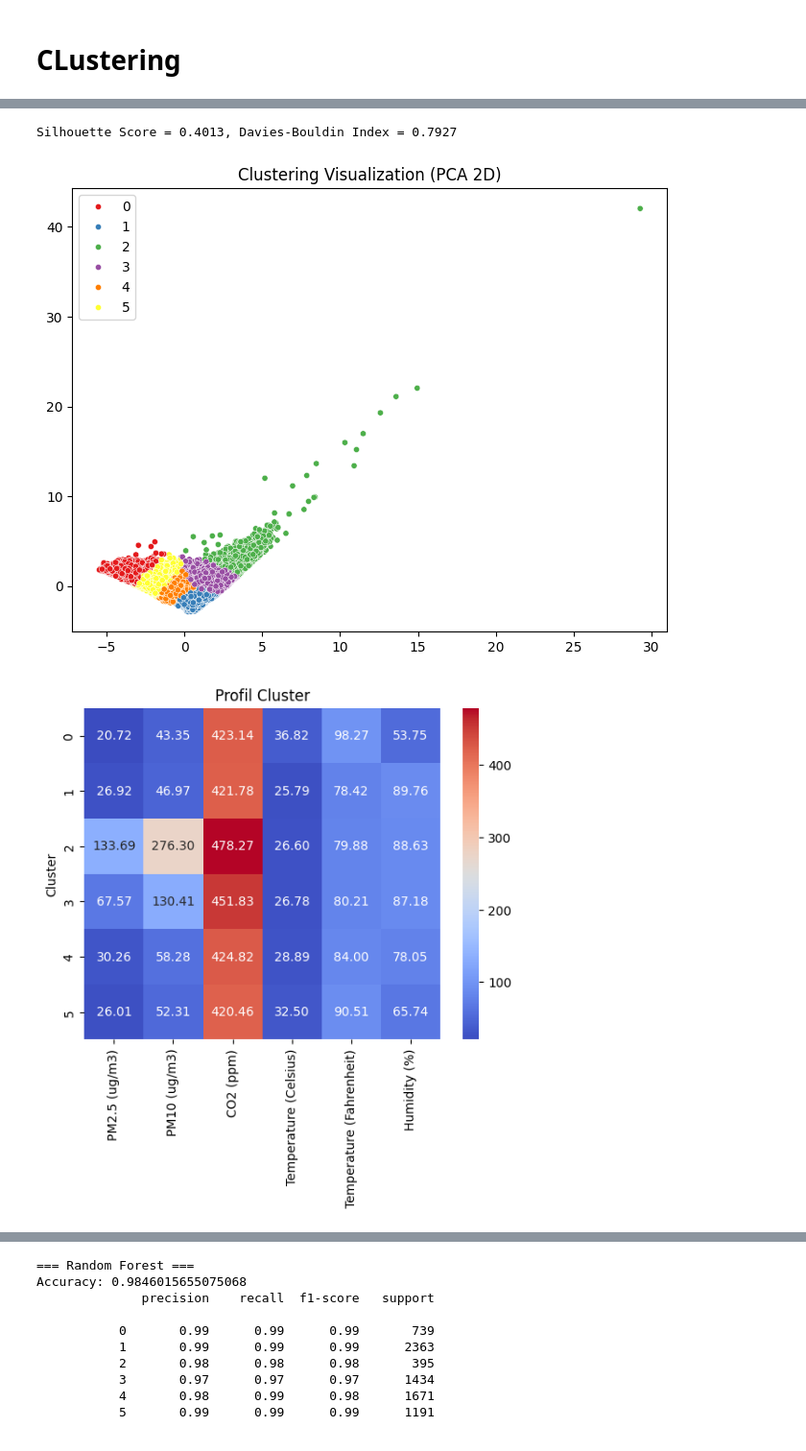
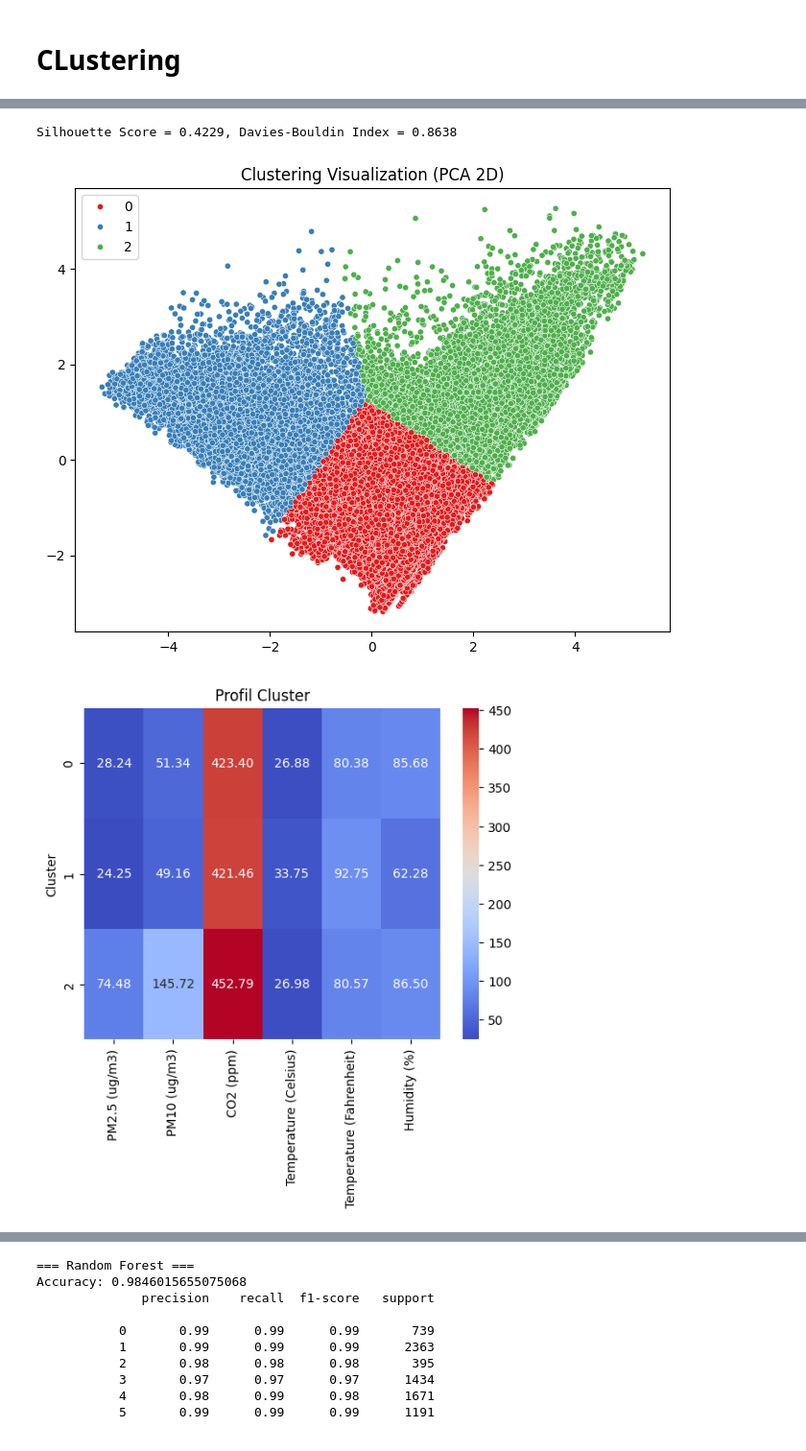
Before and after one commit to muhammadzuama/AirQualityCluster, a Jupyter notebook: fix/kmenas2pca.ipynb, the cells around one changed output, grey strips where cells are left out. Shown at 96% size. Drawn from its saved outputs; the diff is of its cells as text; code cells hidden in the pictures.

```diff
--- a/fix/kmenas2pca.ipynb
+++ b/fix/kmenas2pca.ipynb
@@ -93,3 +47,8 @@ Jumlah data akhir: 29565
+# %%
+from scipy import stats
+### Outlier Detection and Removal using Z-score
+z_scores = np.abs(stats.zscore(data))
+data_cleaned = data[(z_scores < 3).all(axis=1)]  # Keep only rows where all Z-scores < 3
 # %%
 print("Final shape setelah cleaning:", data_cleaned.shape)
 # %% [output]
@@ -111,15 +70,12 @@ from sklearn.model_selection import train_test_split
 import matplotlib.pyplot as plt
 import numpy as np
 
-# === 2. Split & Scaling ===
-X_train, X_test = train_test_split(data, test_size=0.2, random_state=42)
 scaler = StandardScaler()
-X_train_scaled = scaler.fit_transform(X_train)
-X_test_scaled  = scaler.transform(X_test)
+X_scaled = scaler.fit_transform(data_cleaned)
 
 # === PCA untuk semua komponen ===
 pca_full = PCA()  # tanpa n_components, supaya semua komponen dihitung
-X_train_pca_full = pca_full.fit_transform(X_train_scaled)
+X_train_pca_full = pca_full.fit_transform(X_scaled)
 
 # Plot cumulative explained variance
 plt.figure(figsize=(10, 6))
@@ -145,4 +90,7 @@ X_test_pca  = pca.transform(X_test_scaled)
 # %%
-print("Explained variance ratio:", pca.explained_variance_ratio_)
+pca = PCA(n_components=3)
+X_pca = pca.fit_transform(X_scaled)
+
+print("Explained variance ratio (2 components):", pca.explained_variance_ratio_)
 print("Total explained variance:", pca.explained_variance_ratio_.sum())
 # %% [output]
@@ -223,13 +171,12 @@ k=10, Silhouette Score=0.3751, Davies-Bouldin Index=0.7662
 # %%
 # === 4. KMeans Clustering ===
-k = 6  # bisa pakai hasil dari elbow/silhouette loop sebelumnya
+k = 3  # bisa pakai hasil dari elbow/silhouette loop sebelumnya
 kmeans = KMeans(n_clusters=k, random_state=42, n_init=10)
-train_clusters = kmeans.fit_predict(X_train_pca)
-test_clusters  = kmeans.predict(X_test_pca)
+train_clusters = kmeans.fit_predict(X_pca)
 
 # Evaluasi cluster
-sil = silhouette_score(X_train_pca, train_clusters)
-dbi = davies_bouldin_score(X_train_pca, train_clusters)
+sil = silhouette_score(X_pca, train_clusters)
+dbi = davies_bouldin_score(X_pca, train_clusters)
 print(f"Silhouette Score = {sil:.4f}, Davies-Bouldin Index = {dbi:.4f}")
 # %% [output]
-Silhouette Score = 0.4013, Davies-Bouldin Index = 0.7927
+Silhouette Score = 0.4229, Davies-Bouldin Index = 0.8638
@@ -247,20 +183,20 @@ Silhouette Score = 0.4013, Davies-Bouldin Index = 0.7927
 # %%
 # Visualisasi PCA 2D
 plt.figure(figsize=(8,6))
-sns.scatterplot(x=X_train_pca[:,0], y=X_train_pca[:,1], hue=train_clusters, palette="Set1", s=20)
+sns.scatterplot(x=X_pca[:,0], y=X_pca[:,1], hue=train_clusters, palette="Set1", s=20)
 plt.title("Clustering Visualization (PCA 2D)")
 plt.show()
 
 # === 5. Profil Cluster ===
-X_train_copy = X_train.copy()
+X_train_copy = data_cleaned.copy()
 X_train_copy["Cluster"] = train_clusters
 cluster_profile = X_train_copy.groupby("Cluster").mean()
 sns.heatmap(cluster_profile, annot=True, cmap="coolwarm", fmt=".2f")
 plt.title("Profil Cluster")
 plt.show()
 # %% [output]
-[figure, old version]
+[figure, new version]
-[figure, old version]
+[figure, new version]
 # %%
 # === 6. Mapping AQI ===
 breakpoints = {
```
Also changed, not shown: parts of 11 cells of this notebook, 3 other files.
